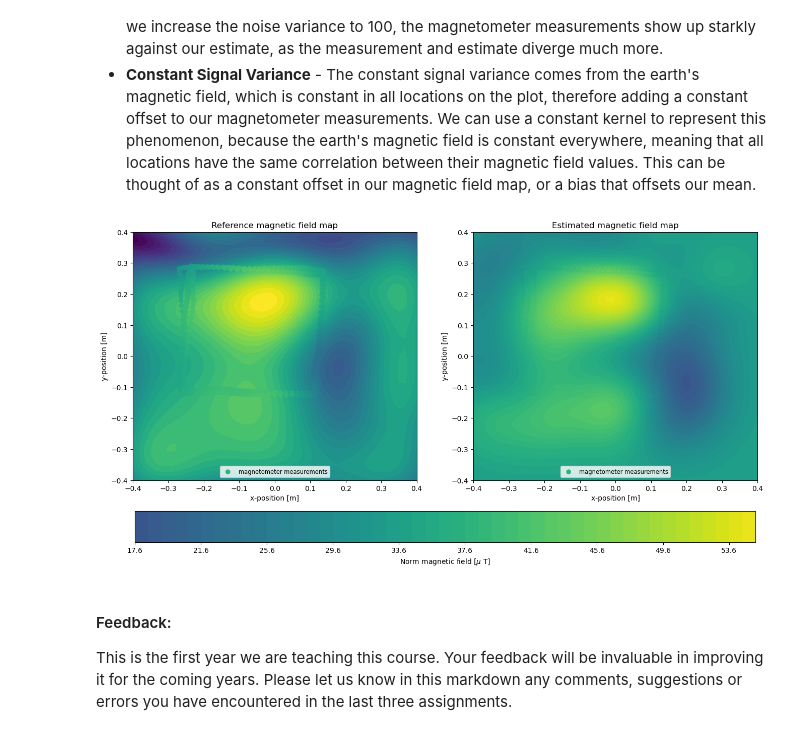
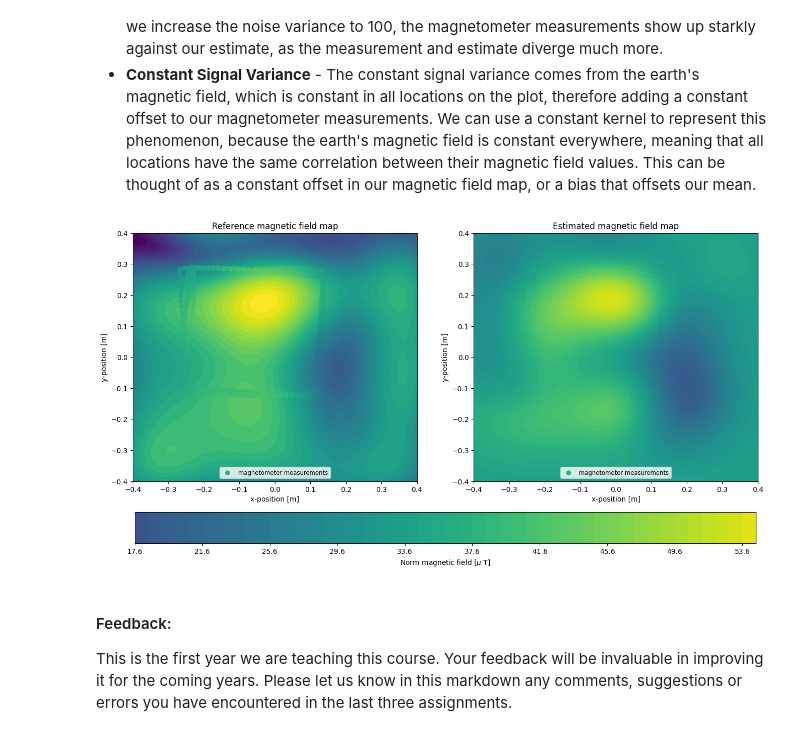
Before and after one commit to josephine-king/EE4760_KingJaspers, a Jupyter notebook: assignment3_students/assignment3_students.ipynb, the cells around one changed output. Cells and saved outputs as stored; diff of their text form; code cells hidden in the pictures.

```diff
--- a/assignment3_students/assignment3_students.ipynb
+++ b/assignment3_students/assignment3_students.ipynb
@@ -663,35 +683,35 @@ def kernelMatrixCon(X1, X2, sigmaSquaredCon):
     return K
 
 def predictGPmagneticField(Xstar, X, y, lengthScaleSquared, sigmaSquaredF, noiseVariance, sigmaSquaredCon):
     K_X_X = kernelMatrixSE(X, X, lengthScaleSquared, sigmaSquaredF) + kernelCon(X, X, sigmaSquaredCon)
     K_Xstar_Xstar = kernelMatrixSE(Xstar, Xstar, lengthScaleSquared, sigmaSquaredF) + kernelCon(Xstar, Xstar, sigmaSquaredCon)
     K_Xstar_X = kernelMatrixSE(Xstar, X, lengthScaleSquared, sigmaSquaredF) + kernelCon(Xstar, X, sigmaSquaredCon)
     K_X_Xstar = kernelMatrixSE(X, Xstar, lengthScaleSquared, sigmaSquaredF) + kernelCon(X, Xstar, sigmaSquaredCon)
 
     L = np.linalg.cholesky(K_X_X + noiseVariance*np.eye(X.shape[1]))
     L_inv = np.linalg.inv(L)
     a = L_inv.T @ (L_inv @ y.T)
     v = L_inv @ K_X_Xstar
     mean = K_Xstar_X @ a
     cov = K_Xstar_Xstar - v.T @ v
     return mean, cov
 
 N = magnetometerMeasurements.shape[1]
 magnetomerNorm = np.zeros((1,N))
 for i in range(0,N):
     magnetomerNorm[:,i] = np.linalg.norm(magnetometerMeasurements[:,i])
 
 lengthScaleSquared = 0.1**2
-signalVariancePeriod = 2**2
+signalVariancePeriod = 1**2
 noiseVariance =  0.001
 signalVarianceCon = 7**2
 
 ''' Code for plotting: Do not change code below '''
 posPred = linAlg.gridpointsHyperCube(25, 2, 3, np.array([[-0.4, 0.4],[-0.4, 0.4]]))
 f, cov = predictGPmagneticField(posPred, magnetometerPositions, magnetomerNorm, lengthScaleSquared, signalVariancePeriod, noiseVariance, signalVarianceCon)
 helper.makeGaussianProcessMagneticFieldMapPlots(magnetometerPositions, posPred, f, cov, magnetomerNorm, modelParameters)
 # %% [output]
-[figure, old version]
+[figure, new version]
 # %% [markdown]
 #### Feedback:
 This is the first year we are teaching this course. Your feedback will be invaluable in improving it for the coming years. Please let us know in this markdown any comments, suggestions or errors you have encountered in the last three assignments.
```
Also changed, not shown: parts of 10 cells of this notebook.
